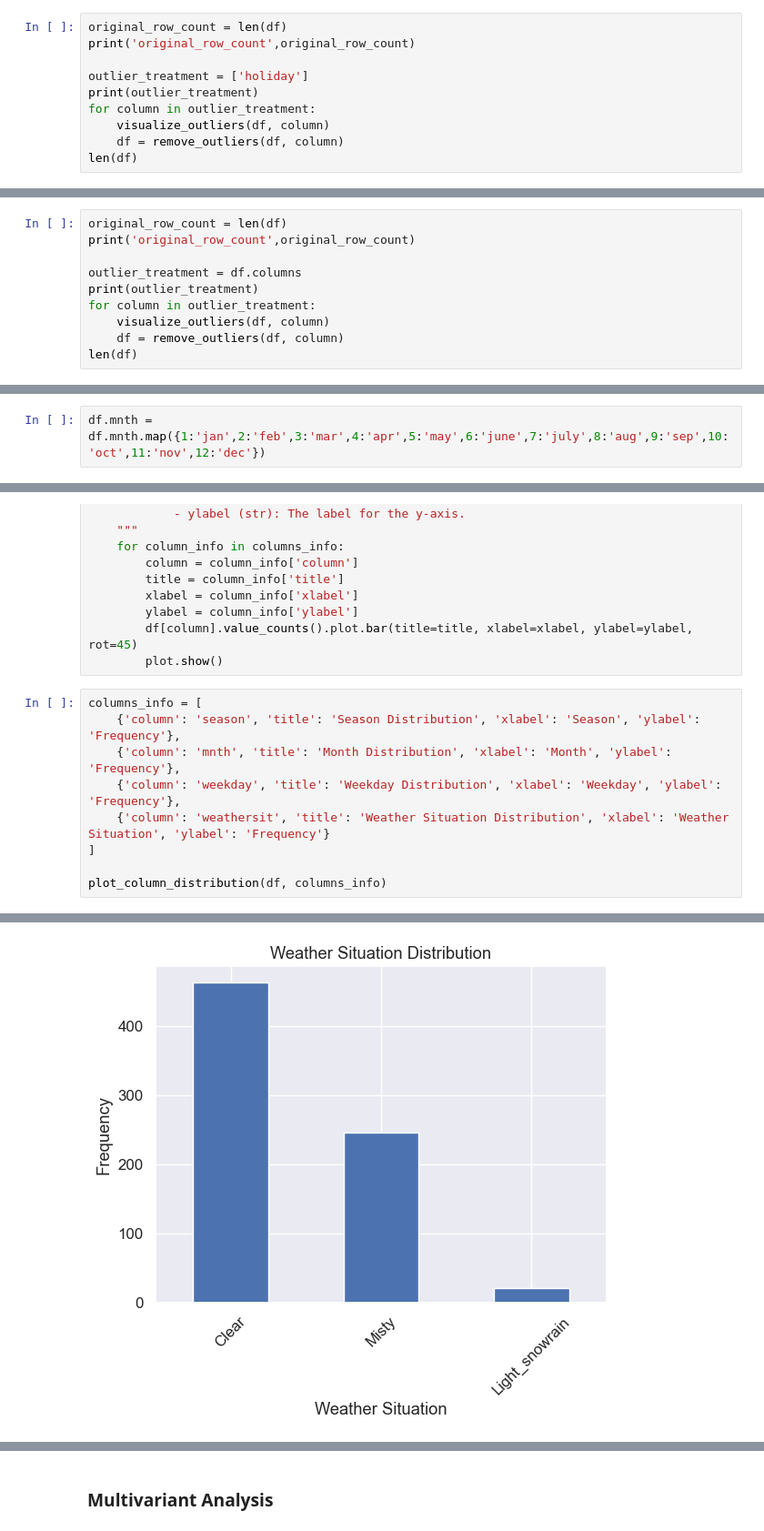
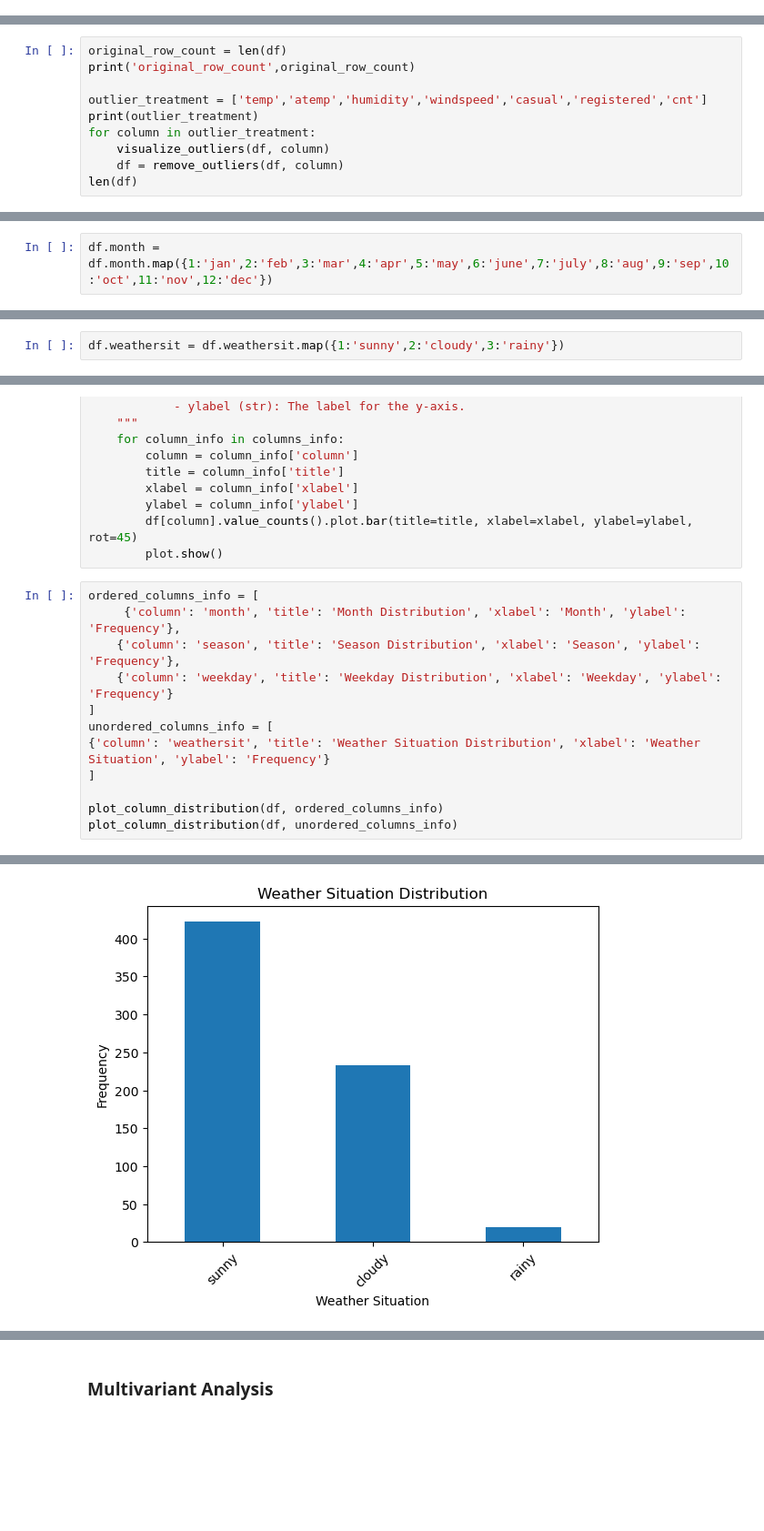
Before and after one commit to kajalmahata123/bike_sharing, a Jupyter notebook: bike_sharing.ipynb, the cells around one changed output, grey strips where cells are left out. Shown at 91% size. Cells and saved outputs as stored; diff of their text form; blank space fills up the shorter version.

```diff
--- a/bike_sharing.ipynb
+++ b/bike_sharing.ipynb
@@ -226,13 +277,3 @@ def remove_outliers(df, column):
     print('Rows dropped: ', old_rows - new_rows)
     print('Percentage rows dropped: ', round((old_rows - new_rows) / old_rows * 100, 2), "%")
     return new_df
-# %%
-original_row_count = len(df)
-print('original_row_count',original_row_count)
-
-outlier_treatment = ['holiday']
-print(outlier_treatment)
-for column in outlier_treatment:
-    visualize_outliers(df, column)
-    df = remove_outliers(df, column)
-len(df)
@@ -246,7 +281,7 @@ KeyError: 0
 original_row_count = len(df)
 print('original_row_count',original_row_count)
 
-outlier_treatment = df.columns
+outlier_treatment = ['temp','atemp','humidity','windspeed','casual','registered','cnt']
 print(outlier_treatment)
 for column in outlier_treatment:
     visualize_outliers(df, column)
@@ -299,4 +339,4 @@ array(['jan', 'feb', 'mar', 'apr', 'may', 'june', 'july', 'aug', 'sep',
 # %% [markdown]
 # Encoding/mapping the month column
 # %%
-df.mnth = df.mnth.map({1:'jan',2:'feb',3:'mar',4:'apr',5:'may',6:'june',7:'july',8:'aug',9:'sep',10:'oct',11:'nov',12:'dec'})
+df.month = df.month.map({1:'jan',2:'feb',3:'mar',4:'apr',5:'may',6:'june',7:'july',8:'aug',9:'sep',10:'oct',11:'nov',12:'dec'})
@@ -309,3 +351,5 @@ df.weekday = df.weekday.map({0:'sun',1:'mon',2:'tue',3:'wed',4:'thu',5:'fri',6:'
+# %%
+df.weathersit = df.weathersit.map({1:'sunny',2:'cloudy',3:'rainy'})
 # %%
 df.info()
 # %% [output]
@@ -418,12 +462,15 @@ def plot_column_distribution(df, columns_info):
         df[column].value_counts().plot.bar(title=title, xlabel=xlabel, ylabel=ylabel, rot=45)
         plot.show()
 # %%
-columns_info = [
+ordered_columns_info = [
+     {'column': 'month', 'title': 'Month Distribution', 'xlabel': 'Month', 'ylabel': 'Frequency'},
     {'column': 'season', 'title': 'Season Distribution', 'xlabel': 'Season', 'ylabel': 'Frequency'},
-    {'column': 'mnth', 'title': 'Month Distribution', 'xlabel': 'Month', 'ylabel': 'Frequency'},
-    {'column': 'weekday', 'title': 'Weekday Distribution', 'xlabel': 'Weekday', 'ylabel': 'Frequency'},
-    {'column': 'weathersit', 'title': 'Weather Situation Distribution', 'xlabel': 'Weather Situation', 'ylabel': 'Frequency'}
+    {'column': 'weekday', 'title': 'Weekday Distribution', 'xlabel': 'Weekday', 'ylabel': 'Frequency'}
+]
+unordered_columns_info = [
+{'column': 'weathersit', 'title': 'Weather Situation Distribution', 'xlabel': 'Weather Situation', 'ylabel': 'Frequency'}
 ]
 
-plot_column_distribution(df, columns_info)
+plot_column_distribution(df, ordered_columns_info)
+plot_column_distribution(df, unordered_columns_info)
 # %% [output]
@@ -433 +480 @@ plot_column_distribution(df, columns_info)
-[figure, old version]
+[figure, new version]
```
Also changed, not shown: parts of 27 cells of this notebook.
